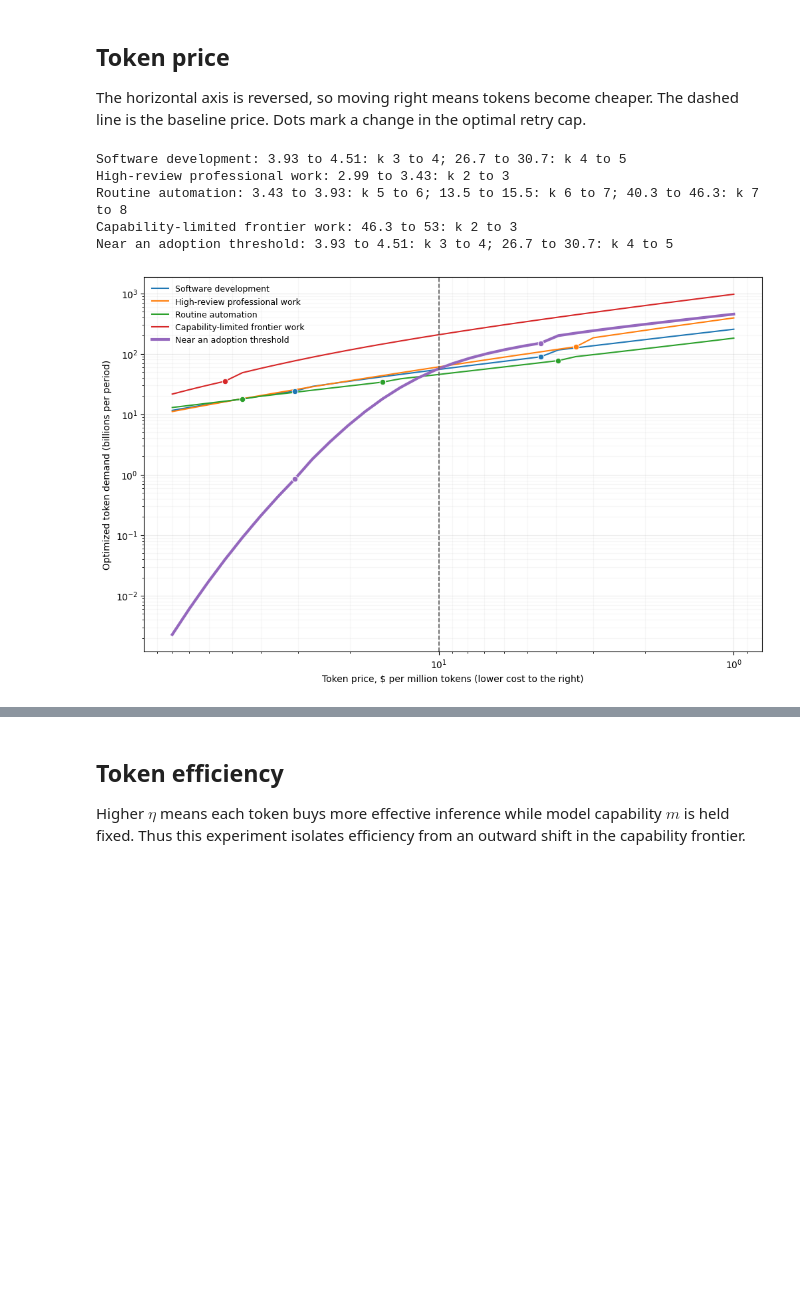
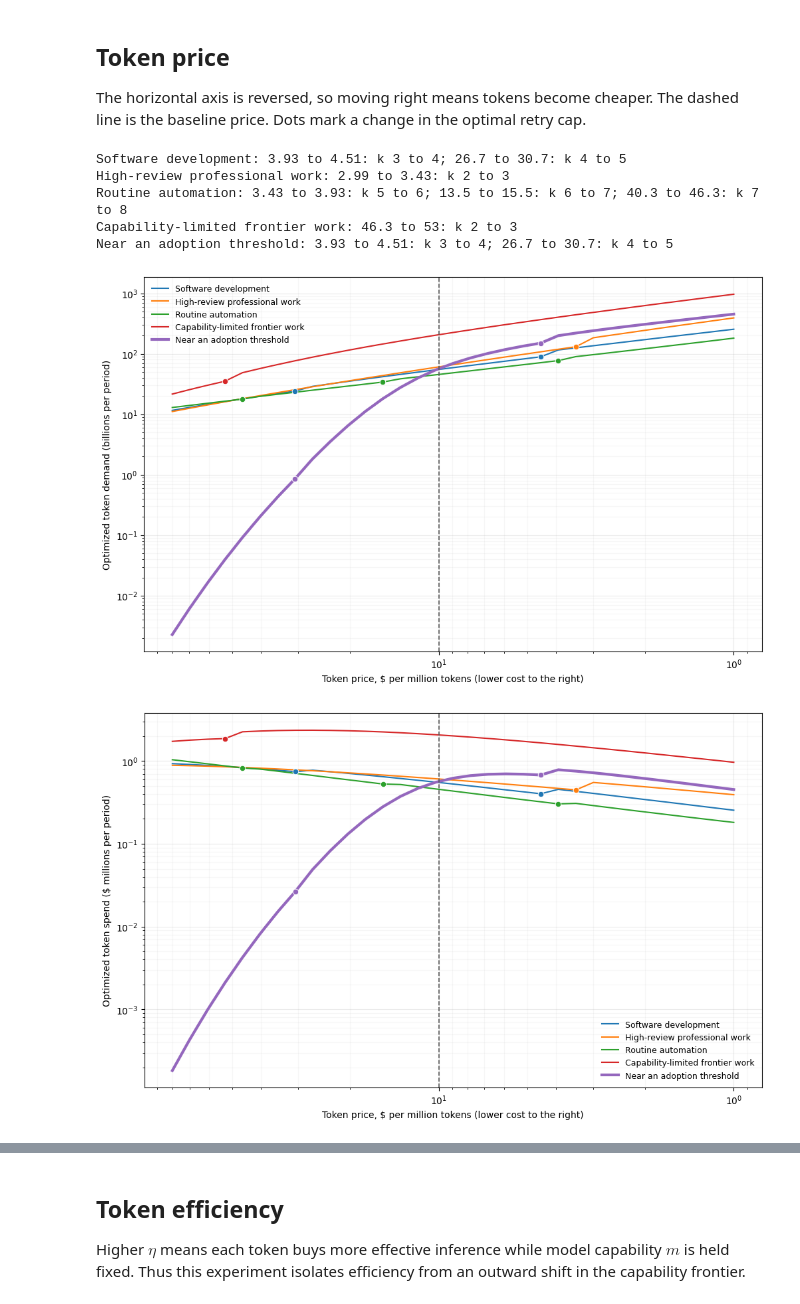
Before and after one commit to theothersteven/modeling-token-demand, a Jupyter notebook: notebooks/comparative_statics.ipynb, the cells around one changed output, grey strips where cells are left out. Saved outputs shown, nothing was run; the diff lists cells and outputs as text; code cells hidden in the pictures; blank space fills up the shorter version.

Commit message:
Add token spend comparative statics

```diff
--- a/notebooks/comparative_statics.ipynb
+++ b/notebooks/comparative_statics.ipynb
@@ -147,6 +147,36 @@ def plot_demand(values, results, xlabel, filename, baseline_value, reverse_x=Fal
     return fig
 
 
+def plot_token_spend(values, results, filename):
+    """Plot c times D(c), with spending reported in millions of dollars."""
+    fig, ax = plt.subplots(figsize=(10, 6.2), constrained_layout=True)
+    for industry_name, outcomes in results.items():
+        spend = np.array([
+            outcome.realized_tokens * price_per_million / 1e12
+            for outcome, price_per_million in zip(outcomes, values)
+        ])
+        retries = np.array([outcome.policy.max_attempts for outcome in outcomes])
+        style = {"linewidth": 3.0} if industry_name == "Near an adoption threshold" else {}
+        line, = ax.plot(values, spend, label=industry_name, **style)
+        switches = np.flatnonzero(retries[1:] != retries[:-1]) + 1
+        ax.scatter(
+            values[switches], spend[switches], color=line.get_color(),
+            edgecolor="white", linewidth=0.7, s=38, zorder=4,
+        )
+
+    ax.set_xscale("log")
+    ax.set_yscale("log")
+    ax.axvline(10.0, color="0.35", linestyle="--", linewidth=1.2)
+    ax.invert_xaxis()
+    ax.set_xlabel("Token price, $ per million tokens (lower cost to the right)")
+    ax.set_ylabel("Optimized token spend ($ millions per period)")
+    ax.grid(which="major", alpha=0.25)
+    ax.grid(which="minor", alpha=0.10)
+    ax.legend(frameon=False, fontsize=9)
+    fig.savefig(FIGURE_DIR / filename, dpi=180)
+    return fig
+
+
 def print_retry_switches(values, results):
     """Describe the discrete choices behind visible demand kinks."""
     for industry_name, outcomes in results.items():
@@ -190,20 +220,24 @@ The horizontal axis is reversed, so moving right means tokens become cheaper. Th
 # %%
 token_prices = np.geomspace(1.0, 80.0, 33)
 price_results = solve_axis("token_price_per_million", token_prices)
 print_retry_switches(token_prices, price_results)
 price_figure = plot_demand(
     token_prices,
     price_results,
     xlabel="Token price, $ per million tokens (lower cost to the right)",
     filename="token-demand-vs-price.png",
     baseline_value=10.0,
     reverse_x=True,
 )
+spend_figure = plot_token_spend(
+    token_prices, price_results, filename="token-spend-vs-price.png"
+)
 # %% [output]
 Software development: 3.93 to 4.51: k 3 to 4; 26.7 to 30.7: k 4 to 5
 High-review professional work: 2.99 to 3.43: k 2 to 3
 Routine automation: 3.43 to 3.93: k 5 to 6; 13.5 to 15.5: k 6 to 7; 40.3 to 46.3: k 7 to 8
 Capability-limited frontier work: 46.3 to 53: k 2 to 3
 Near an adoption threshold: 3.93 to 4.51: k 3 to 4; 26.7 to 30.7: k 4 to 5
 [figure]
+[figure, added]
 # %% [markdown]
```
Also changed, not shown: parts of 1 cell of this notebook, 4 other files.
